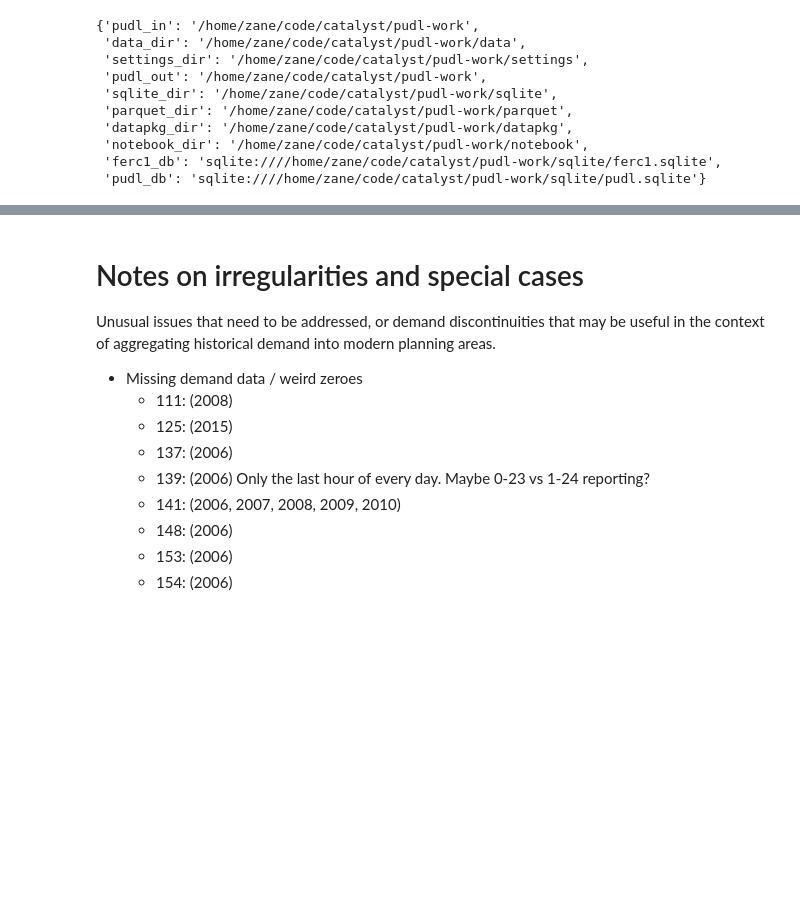
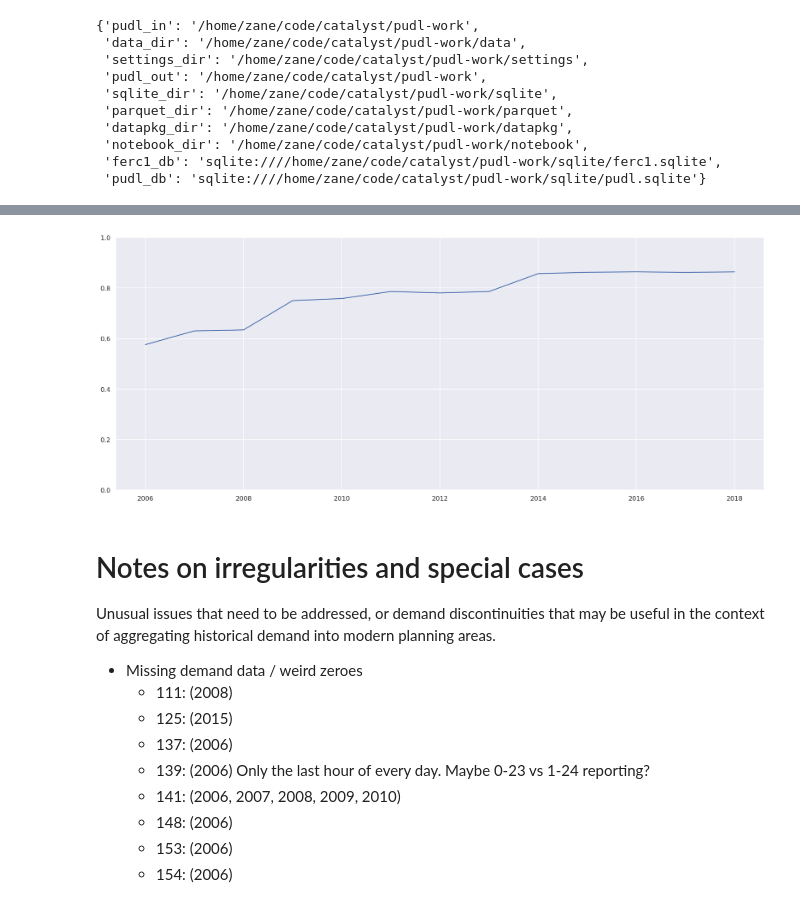
Before and after one commit to catalyst-cooperative/electricity-demand-mapping, a Jupyter notebook: notebooks/ferc714.ipynb, the cells around one changed output, grey strips where cells are left out. Drawn from its saved outputs; the diff is of its cells as text; code cells hidden in the pictures; blank space fills up the shorter version.

Commit message:
Update post-modularization of FERC 714 ETL

```diff
--- a/notebooks/ferc714.ipynb
+++ b/notebooks/ferc714.ipynb
@@ -126,0 +143,3 @@ respondents_ferc714 = pudl.transform.ferc714.respondents_ferc714(pudl_settings)
+# %%
+rids = tf_dfs["respondent_id_ferc714"]
+pa_demand = tf_dfs["pa_demand_hourly_ferc714"]
@@ -127,2 +162,5 @@ respondents_ferc714 = pudl.transform.ferc714.respondents_ferc714(pudl_settings)
 # %%
-electricity_planning_areas = pudl.transform.ferc714.electricity_planning_areas(pudl_settings)
+pa_geom = (
+    pudl.transform.ferc714.electricity_planning_areas(pudl_settings)
+    .merge(rids, left_on="ID", right_on="utility_id_eia", how="left")
+)
@@ -252,0 +191,23 @@ respondents_ferc714[respondents_ferc714.eia_code.isnull()]
+# %%
+mapped_demand = (
+    pa_demand
+    .groupby(["utility_id_ferc714", "report_year"]).demand_mwh.sum().reset_index()
+    .merge(
+        pa_geom[["utility_id_eia", "utility_id_ferc714" ]].dropna(subset=["utility_id_eia"]),
+        on="utility_id_ferc714",
+        how="right")
+    .dropna()
+    .groupby("report_year").demand_mwh.sum().reset_index()
+    .astype({"report_year": int})
+    .merge(
+        pa_demand
+        .groupby(["report_year"]).demand_mwh.sum().reset_index(),
+        on="report_year",
+        suffixes=("_mapped", "_total"),
+    )
+    .assign(
+        fraction_mapped=lambda x: x.demand_mwh_mapped / x.demand_mwh_total,
+    )
+)
+
+mapped_demand
@@ -253,3 +229,8 @@ respondents_ferc714[respondents_ferc714.eia_code.isnull()]
+# %%
+plt.plot(mapped_demand.report_year, mapped_demand.fraction_mapped)
+plt.ylim(0, 1);
+# %% [output]
+[figure, added]
 # %% [markdown]
 # Notes on irregularities and special cases
 Unusual issues that need to be addressed, or demand discontinuities that may be useful in the context of aggregating historical demand into modern planning areas.
```
Also changed, not shown: parts of 27 cells of this notebook.
